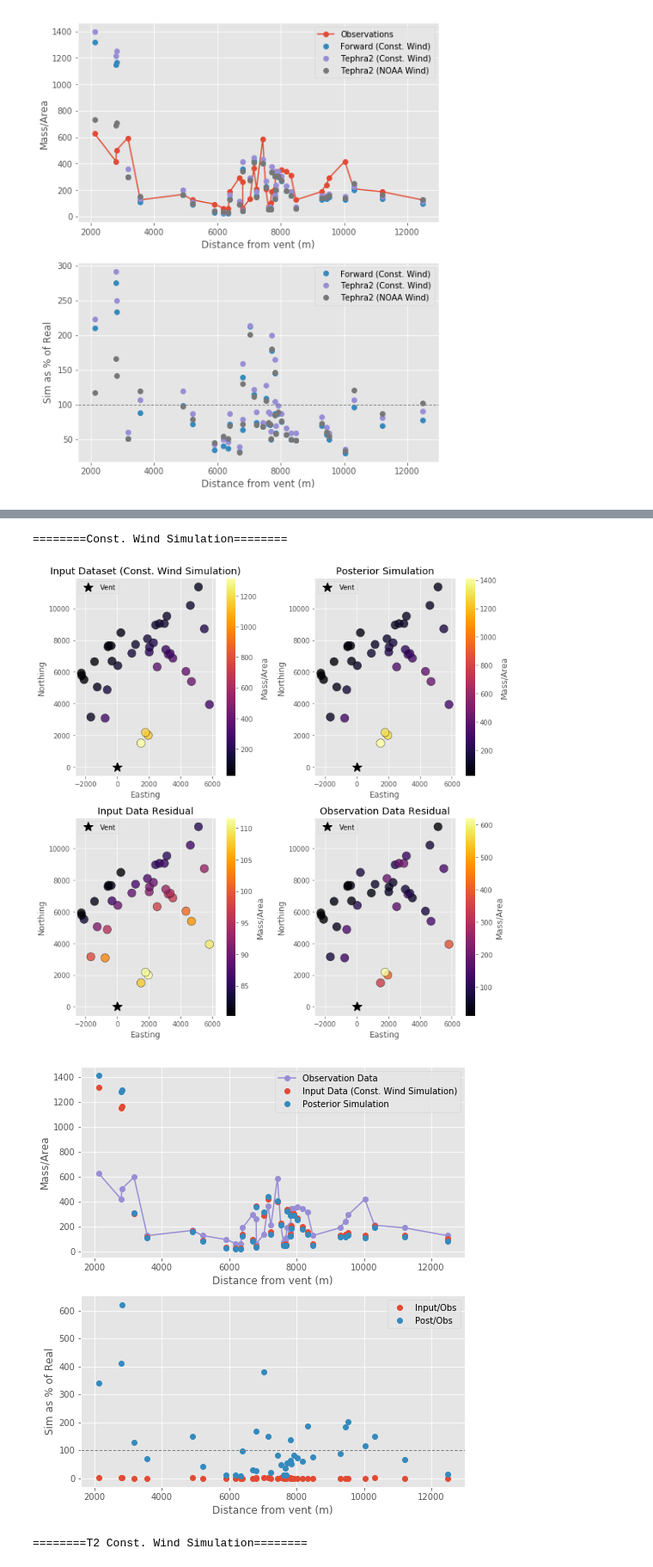
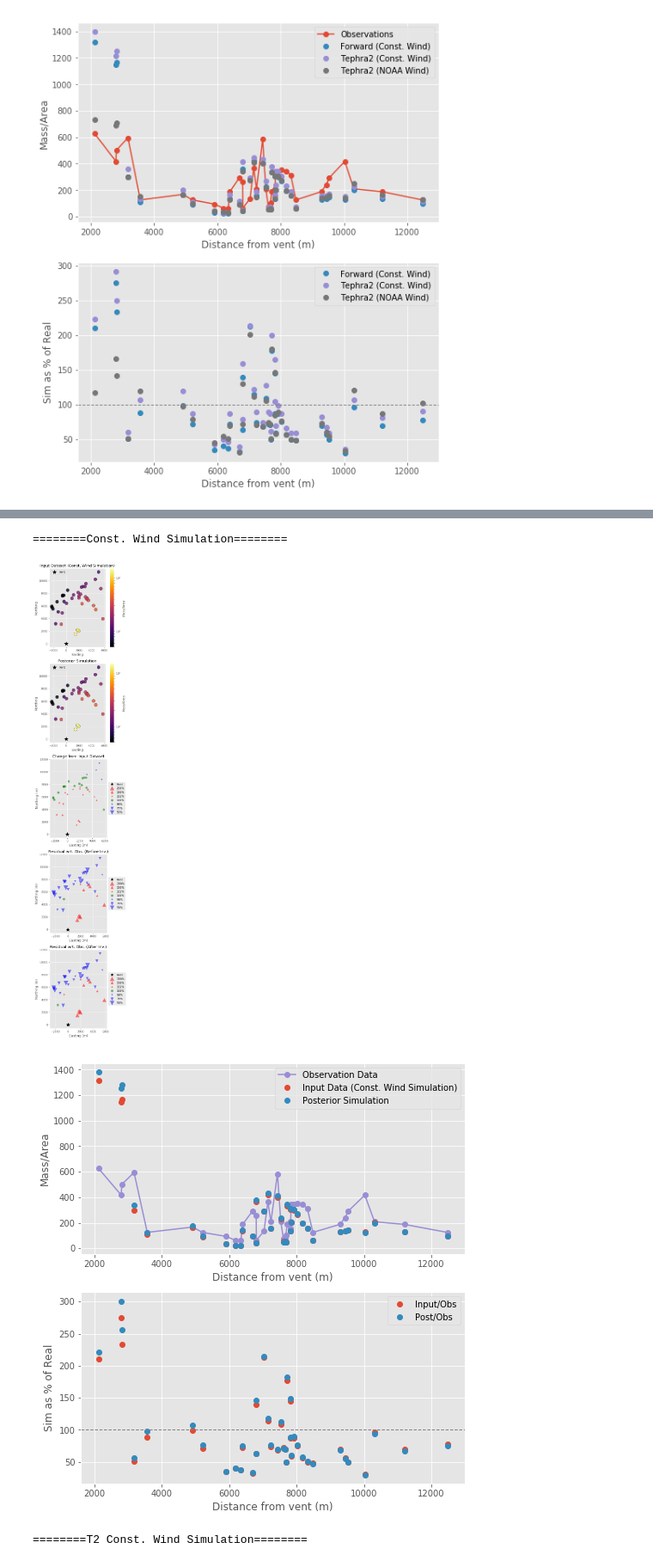
Before and after one commit to nmostert/inversion_project, a Jupyter notebook: Colima_Inversion_Examples.ipynb, the cells around one changed output, grey strips where cells are left out. Shown at 86% size. Cells and saved outputs as stored; diff of their text form; code cells hidden in the pictures.

```diff
--- a/Colima_Inversion_Examples.ipynb
+++ b/Colima_Inversion_Examples.ipynb
@@ -328,7 +328,7 @@ plt.show()
 priors_vals = {
     "a": 1.1,
     "b": 1.1,
-    "h1": 18000,
+    "h1": config["PLUME_HEIGHT"],
     "u": u,
     "v": v,
     "D": config["DIFFUSION_COEFFICIENT"],
@@ -339,7 +339,7 @@ priors_vals = {
 invert_params = {
     "a" : True,
     "b" : True,
-    "h1" : True,
+    "h1" : False,
     "u": False,
     "v": False,
     "D": False,
@@ -878,8 +825,7 @@ for name, params, mass, in_data in zip(names, params_list, inverted_masses_list,
     q_dist = beta(params["a"],params["b"])
 
     grid = obs_df[["Easting", "Northing"]]
-    u = params["u"]
-    v = params["v"]
+
     post_df = gaussian_stack_forward(
         grid, int(config["COL_STEPS"]), config["VENT_ELEVATION"],
         params["h1"], 2500, phi_steps, (params["a"],params["b"]), config["ERUPTION_MASS"],
@@ -889,47 +835,49 @@ for name, params, mass, in_data in zip(names, params_list, inverted_masses_list,
 
     post_df["radius"] = np.sqrt(post_df["Easting"]**2 + post_df["Northing"]**2)
     post_df = post_df.sort_values(by=['radius'])
-    post_df["Residual"] = post_df["MassArea"]/obs_df["MassArea"]*100
-    post_df["Change"] = post_df["MassArea"]/in_data["MassArea"]*100
+    post_df["Residual"] = post_df["MassArea"].values/obs_df["MassArea"].values
+    post_df["Change"] = post_df["MassArea"].values/in_data["MassArea"].values
 
-    fig, axs = plt.subplots(2,2, figsize=(
-            10, 10), facecolor='w', edgecolor='k')
+    fig, axs = plt.subplots(5,1, figsize=(
+            6, 25), facecolor='w', edgecolor='k')
     axs = axs.ravel()
-
-    vis.plot_sample(in_data, vent=(0,0), log=False,
+    bounds=(50, 1500)
+    vis.plot_sample(in_data, vent=(0,0), log=True,bounds=bounds,
                 title="Input Dataset (%s)"%name, cbar_label="Mass/Area", ax=axs[0])
-    vis.plot_sample(post_df, vent=(0,0), log=False,
+    vis.plot_sample(post_df, vent=(0,0), log=True, bounds=bounds,
                 title="Posterior Simulation", cbar_label="Mass/Area", ax=axs[1])
-    vis.plot_sample(post_df, vent=(0,0), log=False, values="Change",
-                title="Input Data Residual", cbar_label="Mass/Area", ax=axs[2])
-    vis.plot_sample(post_df, vent=(0,0), log=False, values="Residual",
-                title="Observation Data Residual", cbar_label="Mass/Area", ax=axs[3])
+    vis.plot_residuals(post_df, vent=(0,0), values="Change", plot_type="size",
+                title="Change from Input Dataset", ax=axs[2])
+    vis.plot_residuals(in_data, vent=(0,0), values="Residual", plot_type="size",
+                title="Residual wrt. Obs. (Before Inv.)", ax=axs[3])
+    vis.plot_residuals(post_df, vent=(0,0), values="Residual", plot_type="size",
+                title="Residual wrt. Obs. (After Inv.)", ax=axs[4])
 
     plt.tight_layout()
     plt.show()
 
 
     fig, axs = plt.subplots(2,1, figsize=(
             8, 9), facecolor='w', edgecolor='k')
     axs = axs.ravel()
 
     axs[0].plot(obs_df["radius"].values, obs_df["MassArea"].values, 'C2o-', label="Observation Data")
     axs[0].plot(in_data["radius"].values, in_data["MassArea"].values, 'C0o', label="Input Data (%s)"%name)
     axs[0].plot(post_df["radius"].values, post_df["MassArea"].values, 'C1o', label="Posterior Simulation")
     axs[0].legend()
     axs[0].set_xlabel("Distance from vent (m)")
     axs[0].set_ylabel("Mass/Area")
 
 
-    axs[1].plot(in_data["radius"].values, in_data["Residual"].values, 'C0o', label="Input/Obs")
-    axs[1].plot(post_df["radius"].values, post_df["Residual"].values, 'C1o', label="Post/Obs")
+    axs[1].plot(in_data["radius"].values, in_data["Residual"].values*100, 'C0o', label="Input/Obs")
+    axs[1].plot(post_df["radius"].values, post_df["Residual"].values*100, 'C1o', label="Post/Obs")
     axs[1].axhline(100, linestyle="--", lw=1, c="gray")
     axs[1].legend()
     axs[1].set_xlabel("Distance from vent (m)")
     axs[1].set_ylabel("Sim as % of Real")
     plt.show()
 # %% [output]
 ========Const. Wind Simulation========
-[figure, old version]
+[figure, new version]
-[figure, old version]
+[figure, new version]
 ========T2 Const. Wind Simulation========
```
Also changed, not shown: parts of 7 cells of this notebook, 14 other files.
